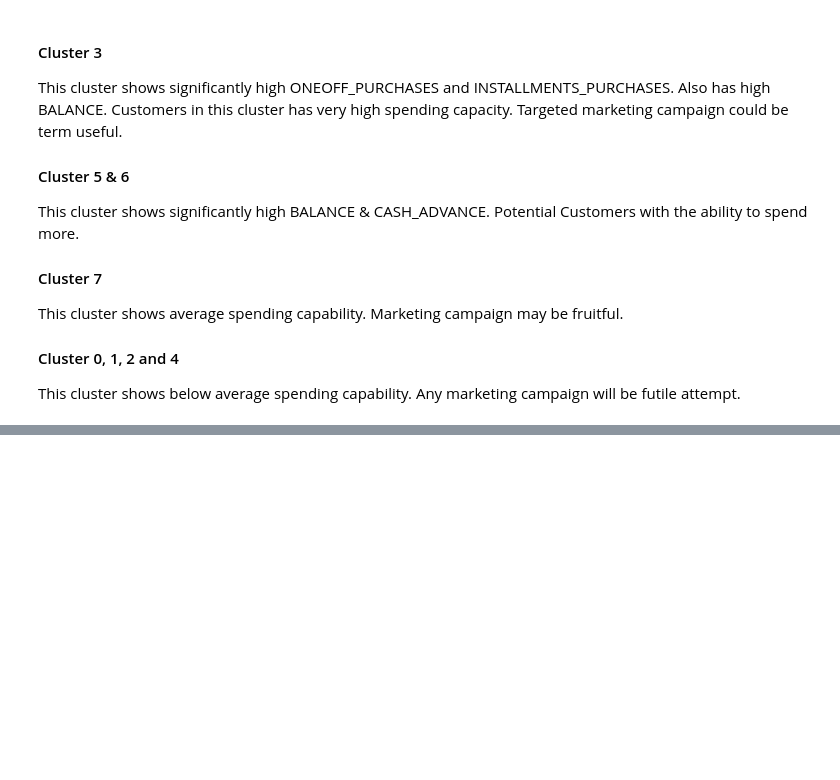
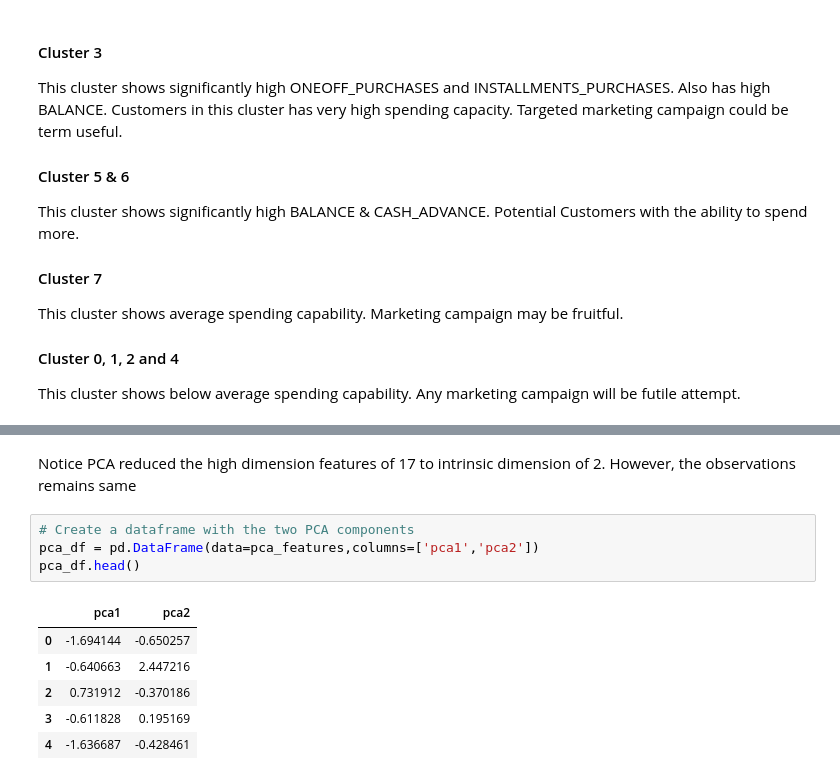
Before and after one commit to erepr/Credit-Card-Segmentation, a Jupyter notebook: main.ipynb, the cells around one changed output, grey strips where cells are left out. Drawn from its saved outputs; the diff is of its cells as text; blank space fills up the shorter version.

```diff
--- a/main.ipynb
+++ b/main.ipynb
@@ -406,0 +442,13 @@ This cluster shows below average spending capability. Any marketing campaign wil
+# %% [markdown]
+Notice PCA reduced the high dimension features of 17 to intrinsic dimension of 2. However, the observations remains same
+# %%
+# Create a dataframe with the two PCA components
+pca_df = pd.DataFrame(data=pca_features,columns=['pca1','pca2'])
+pca_df.head()
+# %% [output]
+|  | pca1 | pca2 |
+| 0 | -1.694144 | -0.650257 |
+| 1 | -0.640663 | 2.447216 |
+| 2 | 0.731912 | -0.370186 |
+| 3 | -0.611828 | 0.195169 |
+| 4 | -1.636687 | -0.428461 |
```
Also changed, not shown: parts of 15 cells of this notebook.
